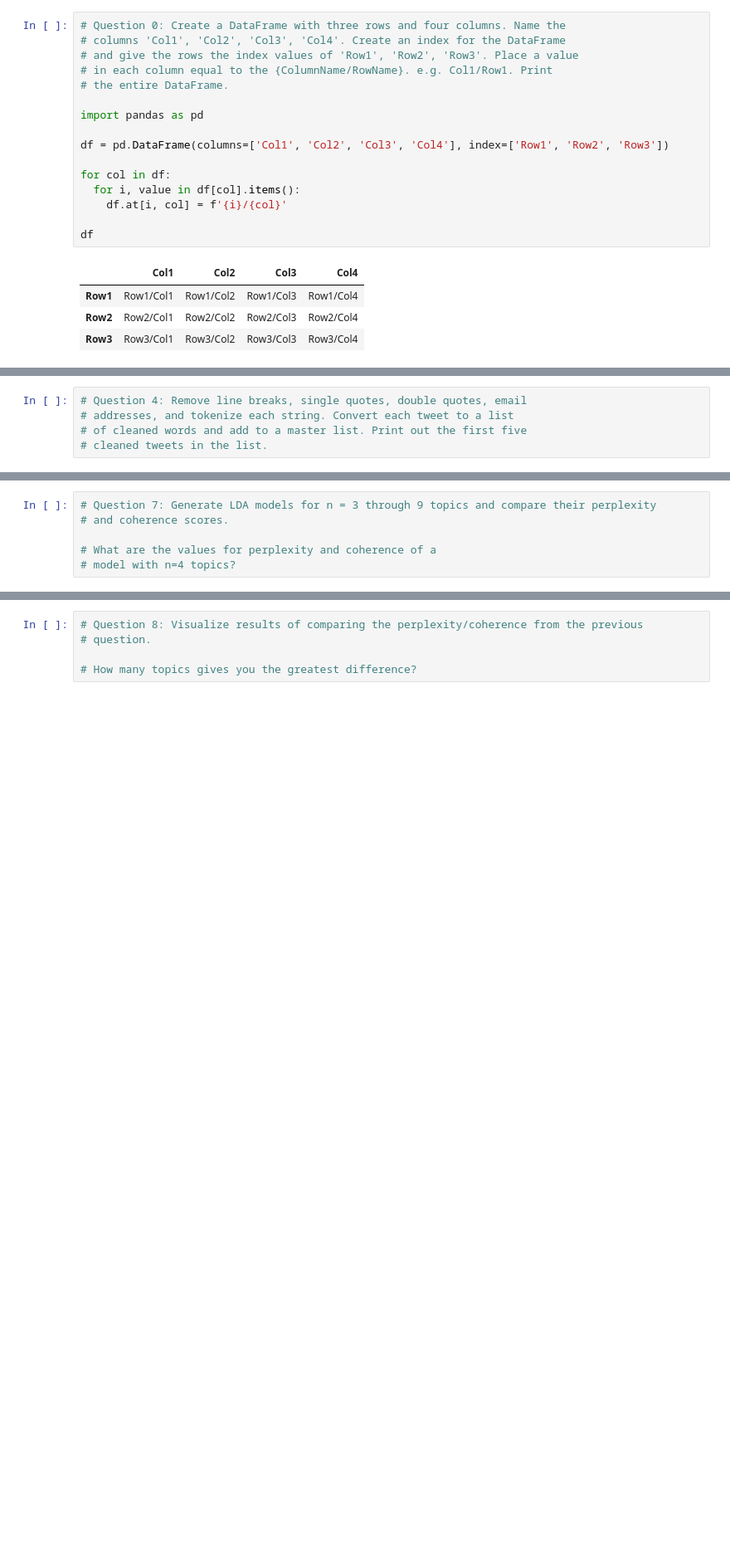
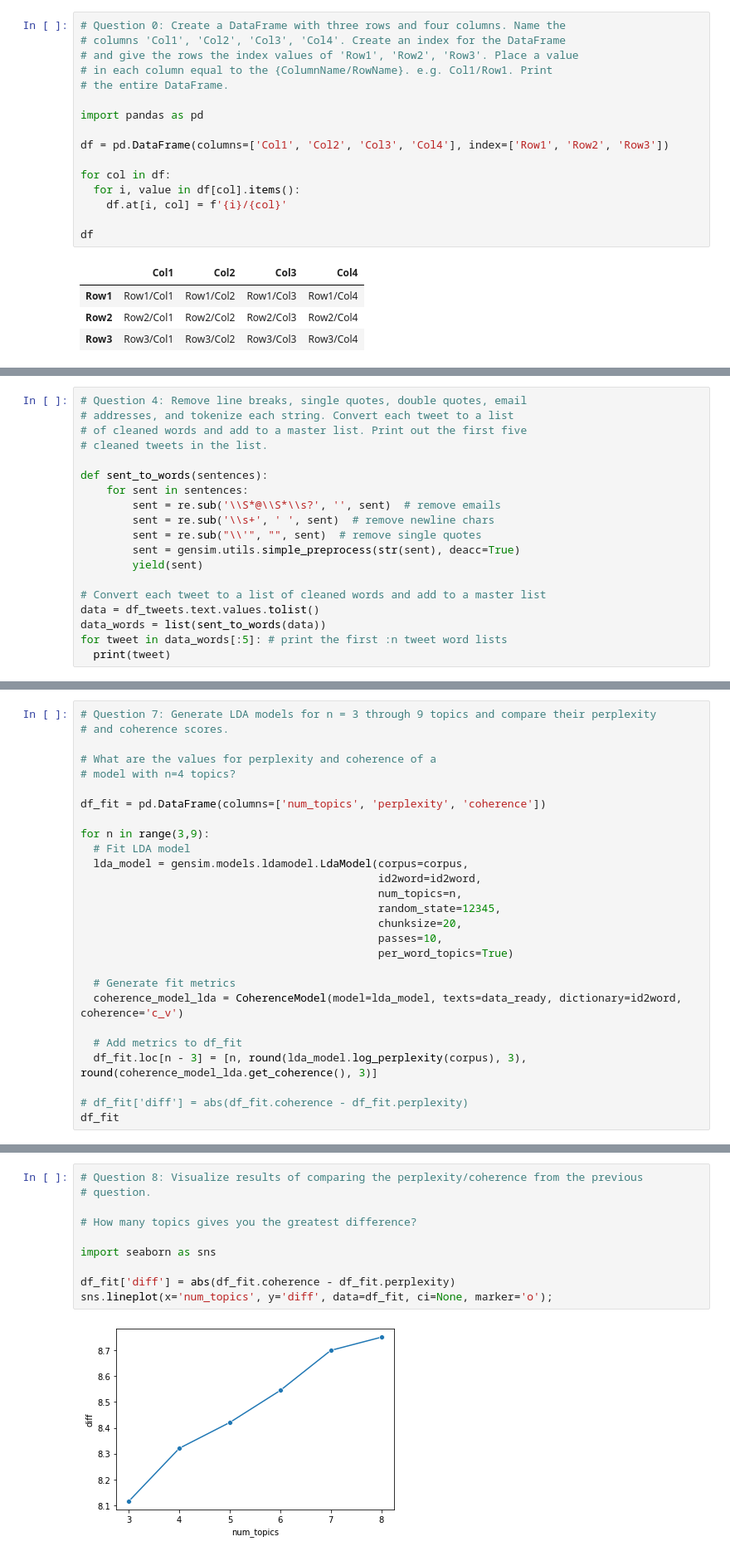
Before and after one commit to idayley/IS455, a Jupyter notebook: 1 Checkpoints/11 Text Analytics/Checkpoint_Text_Analytics.ipynb, the cells around one changed output, grey strips where cells are left out. Shown at 83% size. Cells and saved outputs as stored; diff of their text form; blank space fills up the shorter version.

```diff
--- a/1 Checkpoints/11 Text Analytics/Checkpoint_Text_Analytics.ipynb
+++ b/1 Checkpoints/11 Text Analytics/Checkpoint_Text_Analytics.ipynb
@@ -47,3 +105,17 @@ df
 # addresses, and tokenize each string. Convert each tweet to a list
 # of cleaned words and add to a master list. Print out the first five
 # cleaned tweets in the list.
+
+def sent_to_words(sentences):
+    for sent in sentences:
+        sent = re.sub('\\S*@\\S*\\s?', '', sent)  # remove emails
+        sent = re.sub('\\s+', ' ', sent)  # remove newline chars
+        sent = re.sub("\\'", "", sent)  # remove single quotes
+        sent = gensim.utils.simple_preprocess(str(sent), deacc=True)
+        yield(sent)
+
+# Convert each tweet to a list of cleaned words and add to a master list
+data = df_tweets.text.values.tolist()
+data_words = list(sent_to_words(data))
+for tweet in data_words[:5]: # print the first :n tweet word lists
+  print(tweet)
@@ -71,3 +221,24 @@ df
 
 # What are the values for perplexity and coherence of a
 # model with n=4 topics?
+
+df_fit = pd.DataFrame(columns=['num_topics', 'perplexity', 'coherence'])
+
+for n in range(3,9):
+  # Fit LDA model
+  lda_model = gensim.models.ldamodel.LdaModel(corpus=corpus,
+                                              id2word=id2word,
+                                              num_topics=n,
+                                              random_state=12345,
+                                              chunksize=20,
+                                              passes=10,
+                                              per_word_topics=True)
+
+  # Generate fit metrics
+  coherence_model_lda = CoherenceModel(model=lda_model, texts=data_ready, dictionary=id2word, coherence='c_v')
+
+  # Add metrics to df_fit
+  df_fit.loc[n - 3] = [n, round(lda_model.log_perplexity(corpus), 3), round(coherence_model_lda.get_coherence(), 3)]
+
+# df_fit['diff'] = abs(df_fit.coherence - df_fit.perplexity)
+df_fit
@@ -74,8 +254,15 @@ df
 # %%
 # Question 8: Visualize results of comparing the perplexity/coherence from the previous
 # question.
 
 # How many topics gives you the greatest difference?
+
+import seaborn as sns
+
+df_fit['diff'] = abs(df_fit.coherence - df_fit.perplexity)
+sns.lineplot(x='num_topics', y='diff', data=df_fit, ci=None, marker='o');
+# %% [output]
+[figure, added]
 # %%
 # Question 9: Generate new features (one for each topic) and then generate a topic score for
 # every document. Nine topics will give us results with underrepresented and
```
Also changed, not shown: parts of 18 cells of this notebook, 1 other file.
